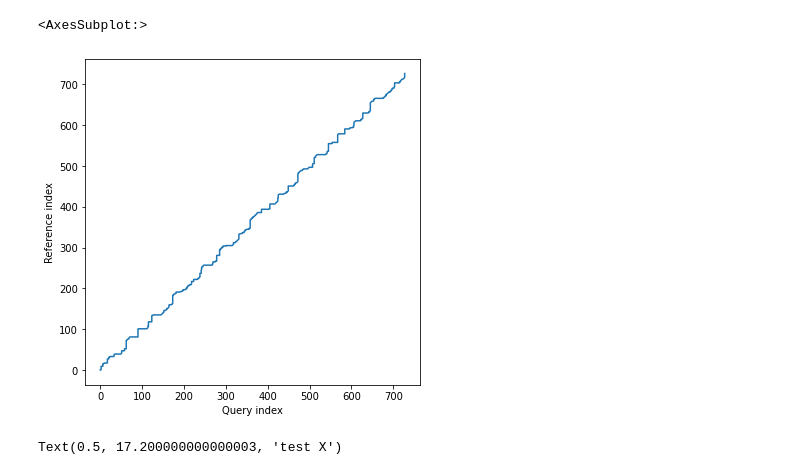
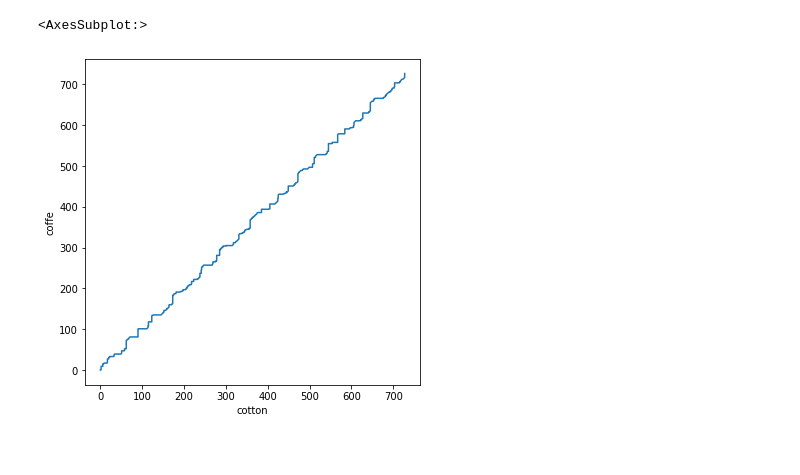
Before and after one commit to russouadriel/LSTM-for-Commodities-Prediction, a Jupyter notebook: 02_Dinamic_Time_Warping_Commodities.ipynb, the cells around one changed output. Cells and saved outputs as stored; diff of their text form; code cells hidden in the pictures.

Commit message:
Se subio test
Se subio test

```diff
--- a/02_Dinamic_Time_Warping_Commodities.ipynb
+++ b/02_Dinamic_Time_Warping_Commodities.ipynb
@@ -105,10 +105,9 @@ dtw(normx, normy, keep_internals=True,
 # %%
 # Use a windowing restrain
 alignment = dtw(normx, normy, keep_internals=True,
     window_type="sakoechiba", window_args={'window_size': 10})\
-    .plot()
+    .plot(xlab ="cotton",ylab ="coffe")
 
 #alignment.set_xlabel("test X")
 # %% [output]
-[figure, old version]
+[figure, new version]
-Text(0.5, 17.200000000000003, 'test X')
```
Also changed, not shown: parts of 3 cells of this notebook, 24 other files.
